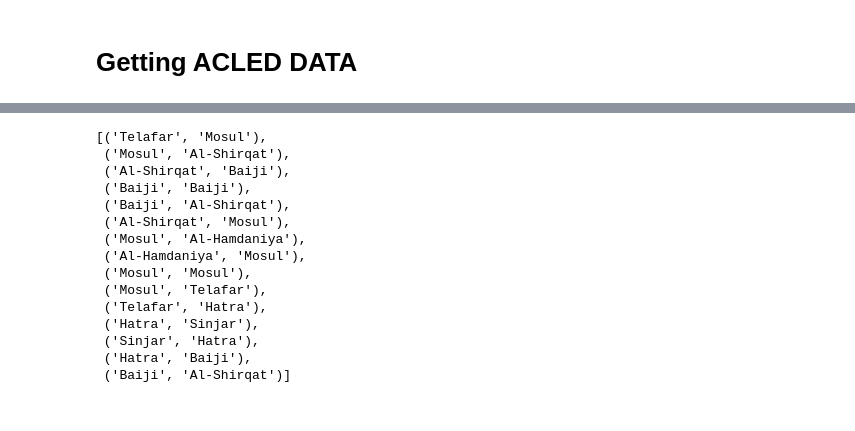
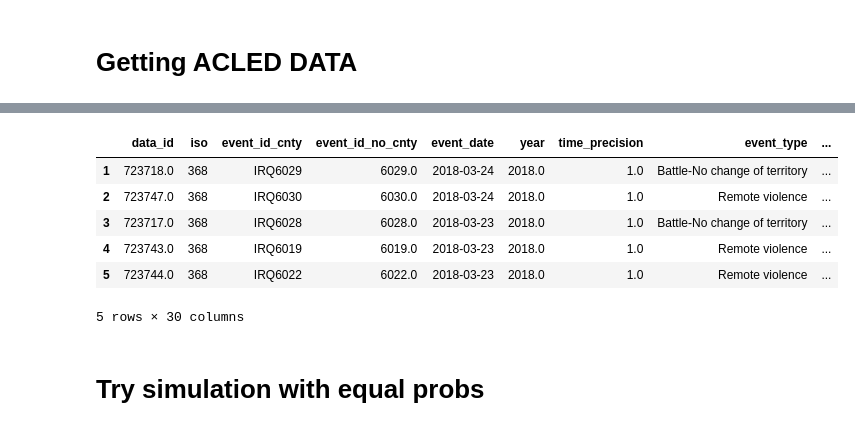
Before and after one commit to tamos/MACS30200proj, a Jupyter notebook: IQ_displacement_exploratory.ipynb, the cells around one changed output, grey strips where cells are left out. Cells and saved outputs as stored; diff of their text form; code cells hidden in the pictures.

```diff
--- a/IQ_displacement_exploratory.ipynb
+++ b/IQ_displacement_exploratory.ipynb
@@ -180,24 +190,18 @@ def random_walker(adj_matrix, start, walk, remaining_length):
 # %%
-places = dict(iq_dist['ADM3NAME'])
+
 
 def make_walk(adj_mat, start, num_steps, places):
     walk_record = random_walker(adj_mat, start, [], num_steps)
     return [(places[i], places[j]) for i, j in walk_record]
-
-make_walk(adj_mat, 4, 15, places)
-# %% [output]
-[('Telafar', 'Mosul'),
- ('Mosul', 'Al-Shirqat'),
- ('Al-Shirqat', 'Baiji'),
- ('Baiji', 'Baiji'),
- ('Baiji', 'Al-Shirqat'),
- ('Al-Shirqat', 'Mosul'),
- ('Mosul', 'Al-Hamdaniya'),
- ('Al-Hamdaniya', 'Mosul'),
- ('Mosul', 'Mosul'),
- ('Mosul', 'Telafar'),
- ('Telafar', 'Hatra'),
- ('Hatra', 'Sinjar'),
- ('Sinjar', 'Hatra'),
- ('Hatra', 'Baiji'),
- ('Baiji', 'Al-Shirqat')]
+# %%
+acled.head()
+# %% [output]
+|  | data_id | iso | event_id_cnty | event_id_no_cnty | event_date | year | time_precision | event_type | ... |
+| 1 | 723718.0 | 368 | IRQ6029 | 6029.0 | 2018-03-24 | 2018.0 | 1.0 | Battle-No change of territory | ... |
+| 2 | 723747.0 | 368 | IRQ6030 | 6030.0 | 2018-03-24 | 2018.0 | 1.0 | Remote violence | ... |
+| 3 | 723717.0 | 368 | IRQ6028 | 6028.0 | 2018-03-23 | 2018.0 | 1.0 | Battle-No change of territory | ... |
+| 4 | 723743.0 | 368 | IRQ6019 | 6019.0 | 2018-03-23 | 2018.0 | 1.0 | Remote violence | ... |
+| 5 | 723744.0 | 368 | IRQ6022 | 6022.0 | 2018-03-23 | 2018.0 | 1.0 | Remote violence | ... |
+5 rows × 30 columns
+# %% [markdown]
+# Try simulation with equal probs
```
Also changed, not shown: parts of 11 cells of this notebook.
